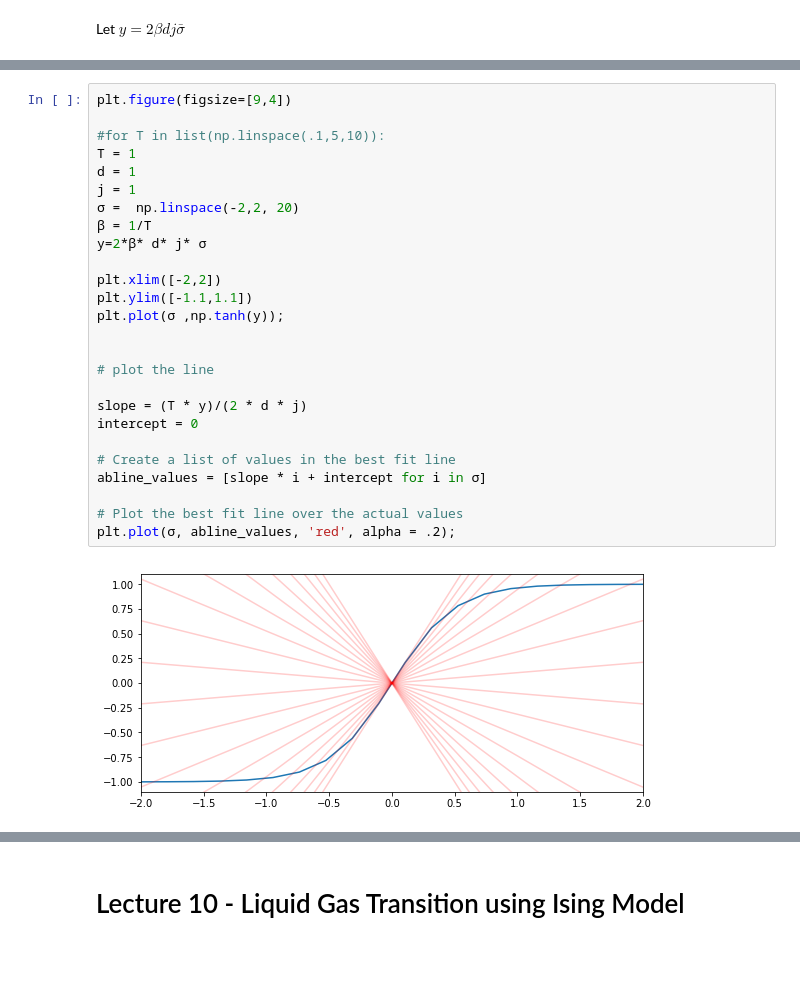
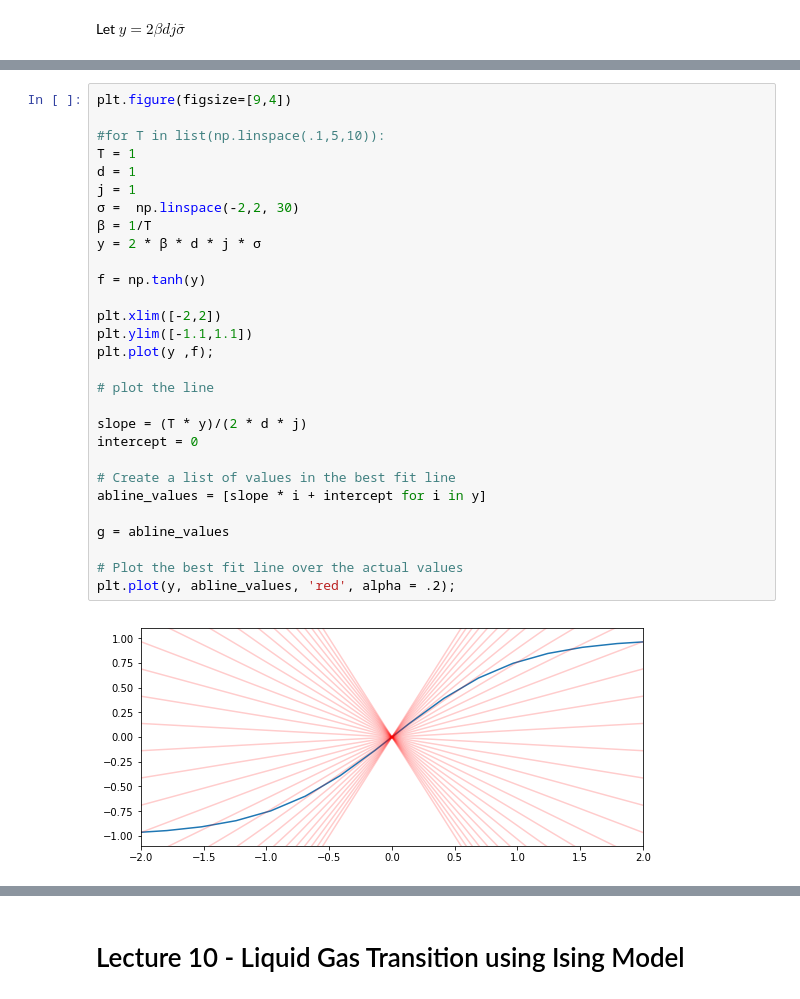
Before and after one commit to galenwilkerson/statistical-mechanics, a Jupyter notebook: Statistical Mechanics Notebook Lectures 5-10.ipynb, the cells around one changed output, grey strips where cells are left out. Cells and saved outputs as stored; diff of their text form; blank space fills up the shorter version.

```diff
--- a/Statistical Mechanics Notebook Lectures 5-10.ipynb
+++ b/Statistical Mechanics Notebook Lectures 5-10.ipynb
@@ -1714,28 +1920,31 @@ Intuition for why 1-dimensional case is less stable
 # %%
 plt.figure(figsize=[9,4])
 
 #for T in list(np.linspace(.1,5,10)):
 T = 1
 d = 1
 j = 1
-σ =  np.linspace(-2,2, 20)
+σ =  np.linspace(-2,2, 30)
 β = 1/T
-y=2*β* d* j* σ
+y = 2 * β * d * j * σ
+
+f = np.tanh(y)
 
 plt.xlim([-2,2])
 plt.ylim([-1.1,1.1])
-plt.plot(σ ,np.tanh(y));
-
+plt.plot(y ,f);
 
 # plot the line
 
 slope = (T * y)/(2 * d * j)
 intercept = 0
 
 # Create a list of values in the best fit line
-abline_values = [slope * i + intercept for i in σ]
+abline_values = [slope * i + intercept for i in y]
+
+g = abline_values
 
 # Plot the best fit line over the actual values
-plt.plot(σ, abline_values, 'red', alpha = .2);
+plt.plot(y, abline_values, 'red', alpha = .2);
 # %% [output]
-[figure, old version]
+[figure, new version]
```
Also changed, not shown: parts of 30 cells of this notebook.
